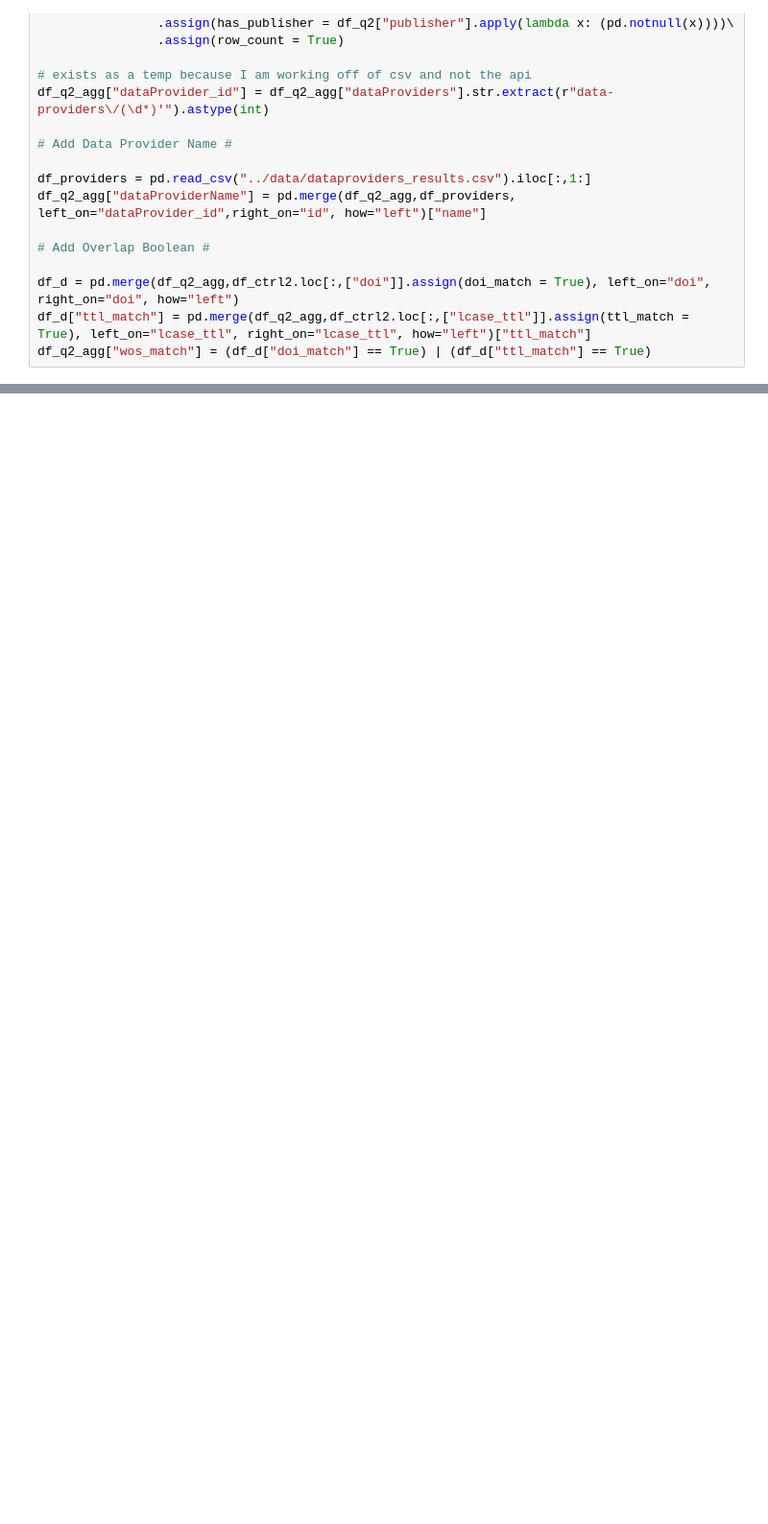
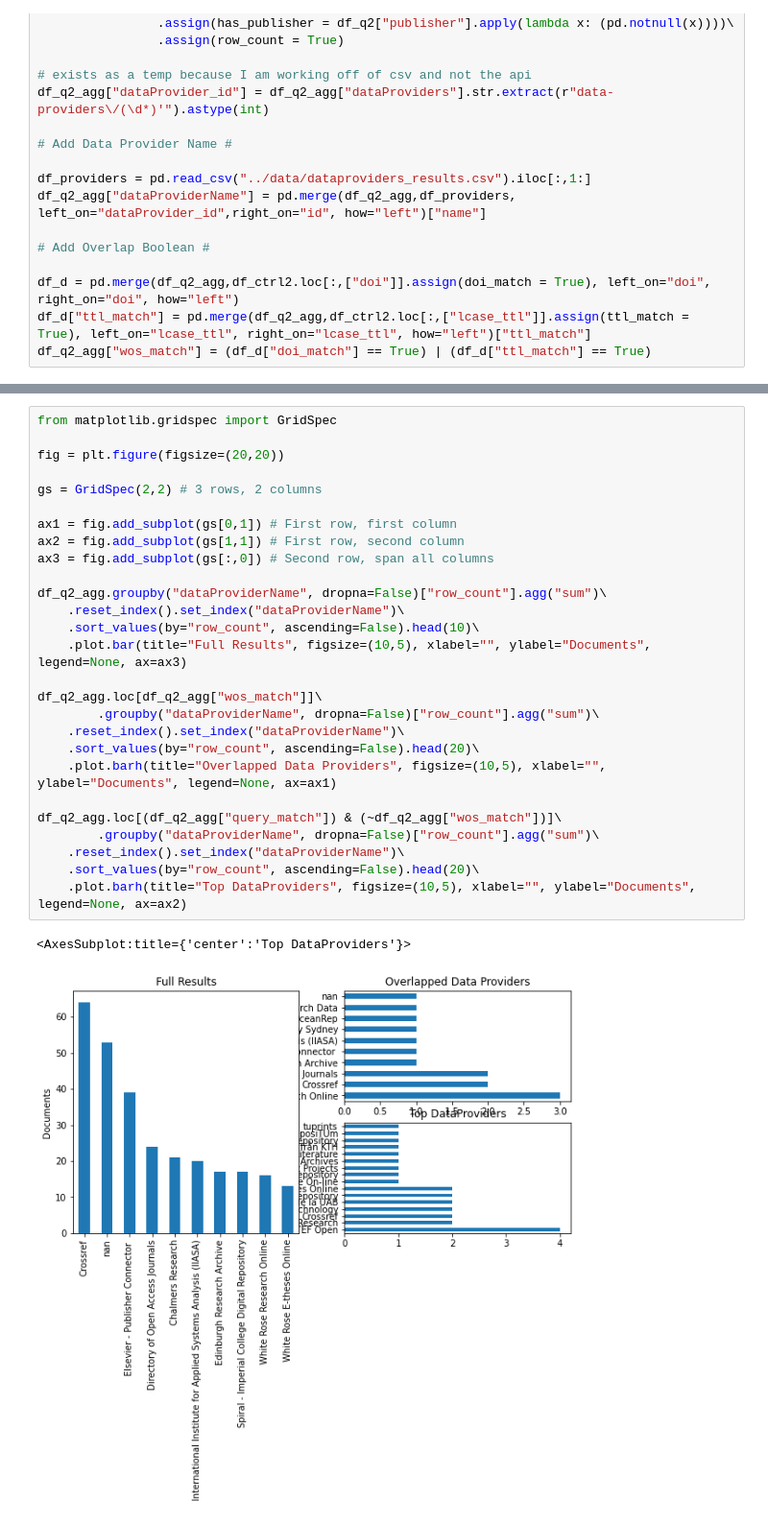
Before and after one commit to jerlanger/mcc, a Jupyter notebook: engineEval/core/notebooks/coreAPIEval.ipynb, the cells around one changed output, grey strips where cells are left out. Shown at 96% size. Cells and saved outputs as stored; diff of their text form; blank space fills up the shorter version.

```diff
--- a/engineEval/core/notebooks/coreAPIEval.ipynb
+++ b/engineEval/core/notebooks/coreAPIEval.ipynb
@@ -264,0 +280,30 @@ plt.savefig("../local/viz/wosOverlap/filtered_vs_wos_overview.png", bbox_inches=
+# %%
+from matplotlib.gridspec import GridSpec
+
+fig = plt.figure(figsize=(20,20))
+
+gs = GridSpec(2,2) # 3 rows, 2 columns
+
+ax1 = fig.add_subplot(gs[0,1]) # First row, first column
+ax2 = fig.add_subplot(gs[1,1]) # First row, second column
+ax3 = fig.add_subplot(gs[:,0]) # Second row, span all columns
+
+df_q2_agg.groupby("dataProviderName", dropna=False)["row_count"].agg("sum")\
+    .reset_index().set_index("dataProviderName")\
+    .sort_values(by="row_count", ascending=False).head(10)\
+    .plot.bar(title="Full Results", figsize=(10,5), xlabel="", ylabel="Documents", legend=None, ax=ax3)
+
+df_q2_agg.loc[df_q2_agg["wos_match"]]\
+        .groupby("dataProviderName", dropna=False)["row_count"].agg("sum")\
+    .reset_index().set_index("dataProviderName")\
+    .sort_values(by="row_count", ascending=False).head(20)\
+    .plot.barh(title="Overlapped Data Providers", figsize=(10,5), xlabel="", ylabel="Documents", legend=None, ax=ax1)
+
+df_q2_agg.loc[(df_q2_agg["query_match"]) & (~df_q2_agg["wos_match"])]\
+        .groupby("dataProviderName", dropna=False)["row_count"].agg("sum")\
+    .reset_index().set_index("dataProviderName")\
+    .sort_values(by="row_count", ascending=False).head(20)\
+    .plot.barh(title="Top DataProviders", figsize=(10,5), xlabel="", ylabel="Documents", legend=None, ax=ax2)
+# %% [output]
+<AxesSubplot:title={'center':'Top DataProviders'}>
+[figure, added]
```
Also changed, not shown: parts of 5 cells of this notebook.
